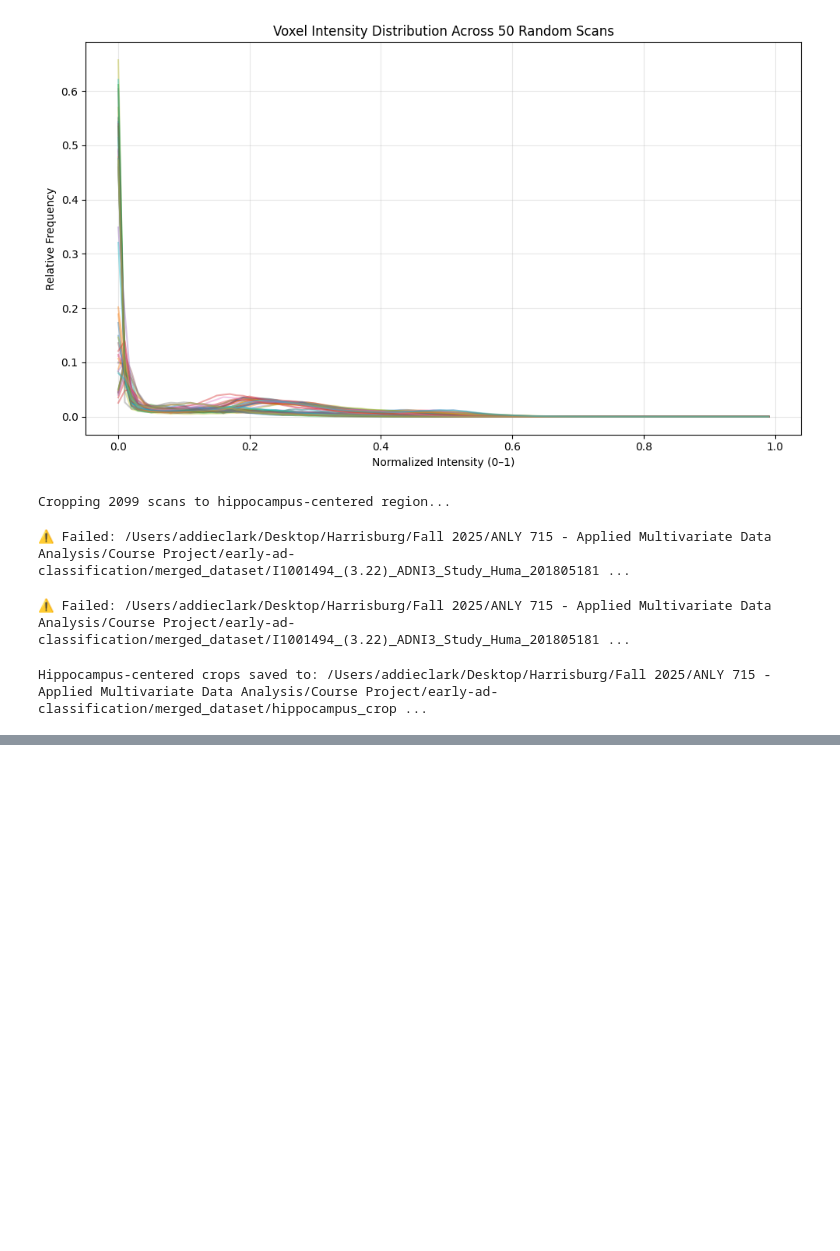
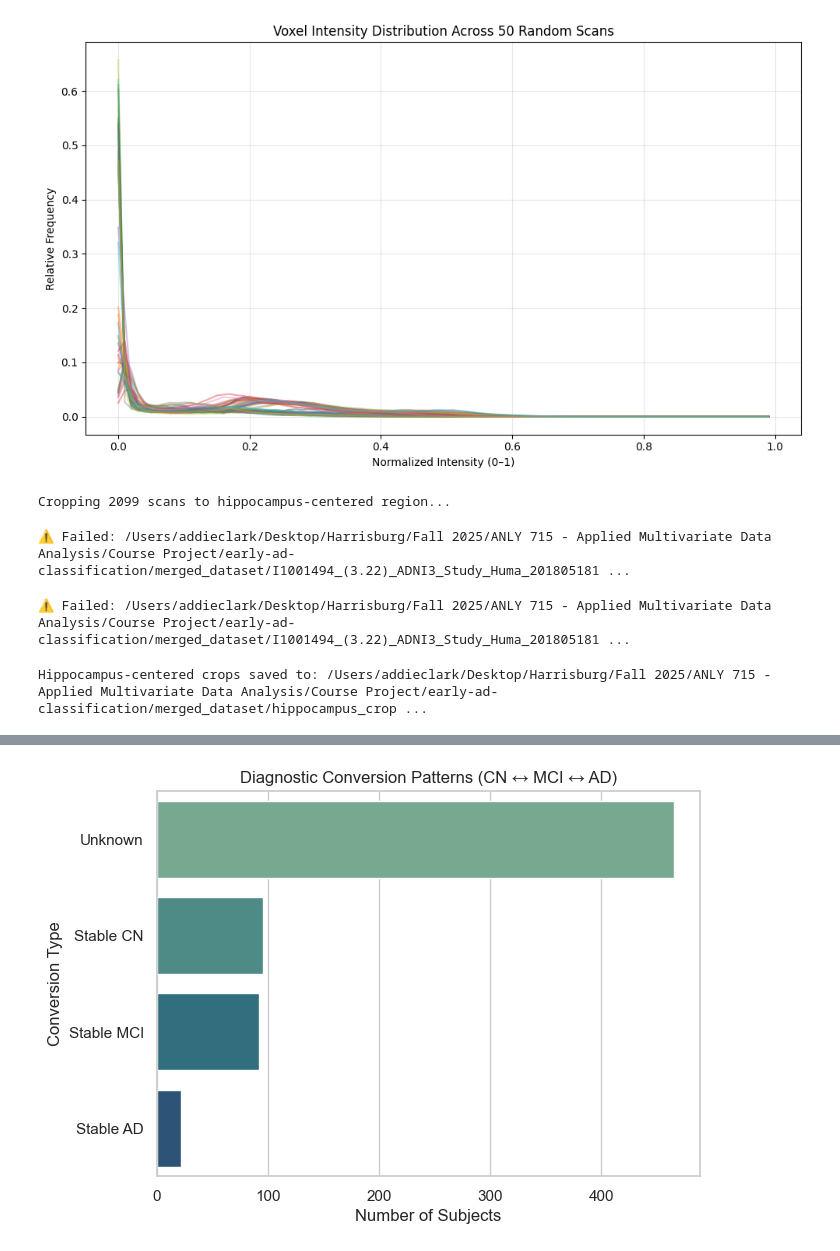
Before and after one commit to santoshsahini19/early-ad-classification, a Jupyter notebook: AC_Code/Archived_CNN_early_ad_AC.ipynb, the cells around one changed output, grey strips where cells are left out. Cells and saved outputs as stored; diff of their text form; code cells hidden in the pictures; blank space fills up the shorter version.

```diff
--- a/AC_Code/CNN_early_ad_AC.ipynb
+++ b/AC_Code/Archived_CNN_early_ad_AC.ipynb
@@ -1686,0 +1950,82 @@ Hippocampus-centered crops saved to: /Users/addieclark/Desktop/Harrisburg/Fall 2
+# %%
+# ==========================================================
+# Diagnostic Conversion Flagging
+# ==========================================================
+
+diag_cols = [c for c in df_merged.columns if any(k in c.lower() for k in ["group", "dx", "diagnosis", "label"])]
+
+if not diag_cols:
+    print("No diagnosis-like columns found.")
+else:
+    print(f"Found diagnosis-like columns: {diag_cols}")
+
+    # Prefer Group_Label (numeric) > Group (string)
+    if "Group_Label" in df_merged.columns:
+        use_col = "Group_Label"
+    elif "Group" in df_merged.columns:
+        use_col = "Group"
+    else:
+        use_col = diag_cols[0]
+
+    print(f" Using diagnosis column: {use_col}")
+
+    # Extract subject + diagnosis, duplicate for baseline/latest
+    df_labels = (
+        df_merged[["subject_id", use_col]]
+        .drop_duplicates("subject_id")
+        .rename(columns={use_col: "baseline_diagnosis"})
+    )
+    df_labels["latest_diagnosis"] = df_labels["baseline_diagnosis"]
+
+    # Map numeric or string codes to CN/MCI/AD
+    def map_diag(x):
+        if pd.isna(x):
+            return None
+        try:
+            x = float(x)
+        except:
+            x = str(x).upper()
+        mapping = {0.0: "CN", 1.0: "MCI", 2.0: "AD", "0": "CN", "1": "MCI", "2": "AD"}
+        if x in mapping:
+            return mapping[x]
+        if isinstance(x, str):
+            if "CN" in x or "CTL" in x or "CONTROL" in x: return "CN"
+            if "MCI" in x: return "MCI"
+            if "AD" in x or "ALZ" in x: return "AD"
+        return None
+
+    df_labels["baseline_diagnosis"] = df_labels["baseline_diagnosis"].map(map_diag)
+    df_labels["latest_diagnosis"]   = df_labels["latest_diagnosis"].map(map_diag)
+
+    # Merge with longitudinal delta table
+    df_progress = delta_df.merge(df_labels, on="subject_id", how="left")
+
+    # Conversion flag logic
+    def conv_flag(row):
+        b, l = row["baseline_diagnosis"], row["latest_diagnosis"]
+        if pd.isna(b) or pd.isna(l):
+            return "Unknown"
+        if b == l:
+            return f"Stable {b}"
+        return f"{b}→{l}"
+
+    df_progress["conversion_flag"] = df_progress.apply(conv_flag, axis=1)
+
+    # Save + Summary
+    df_progress.to_csv("subject_diagnostic_progression.csv", index=False)
+    print("\n Saved → subject_diagnostic_progression.csv")
+    print(df_progress["conversion_flag"].value_counts(dropna=False))
+
+    # Plot
+    plt.figure(figsize=(7,5))
+    sns.countplot(
+        data=df_progress,
+        y="conversion_flag",
+        order=df_progress["conversion_flag"].value_counts().index,
+        palette="crest"
+    )
+    plt.title("Diagnostic Conversion Patterns (CN ↔ MCI ↔ AD)")
+    plt.xlabel("Number of Subjects")
+    plt.ylabel("Conversion Type")
+    plt.show()
+# %% [output]
@@ -1686,0 +2045 @@ Hippocampus-centered crops saved to: /Users/addieclark/Desktop/Harrisburg/Fall 2
+[figure, added]
```
Also changed, not shown: parts of 6 cells of this notebook, 6 other files.
